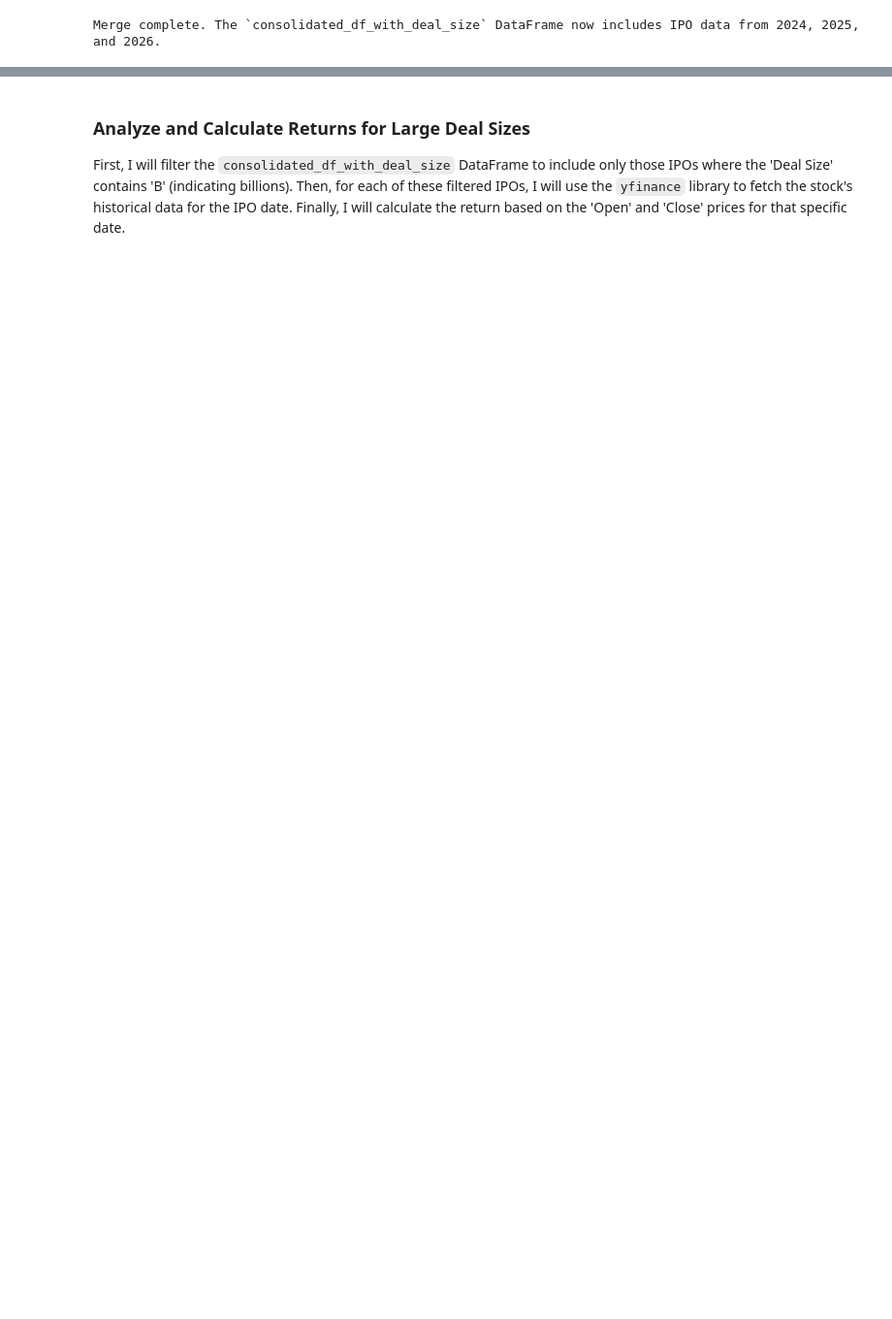
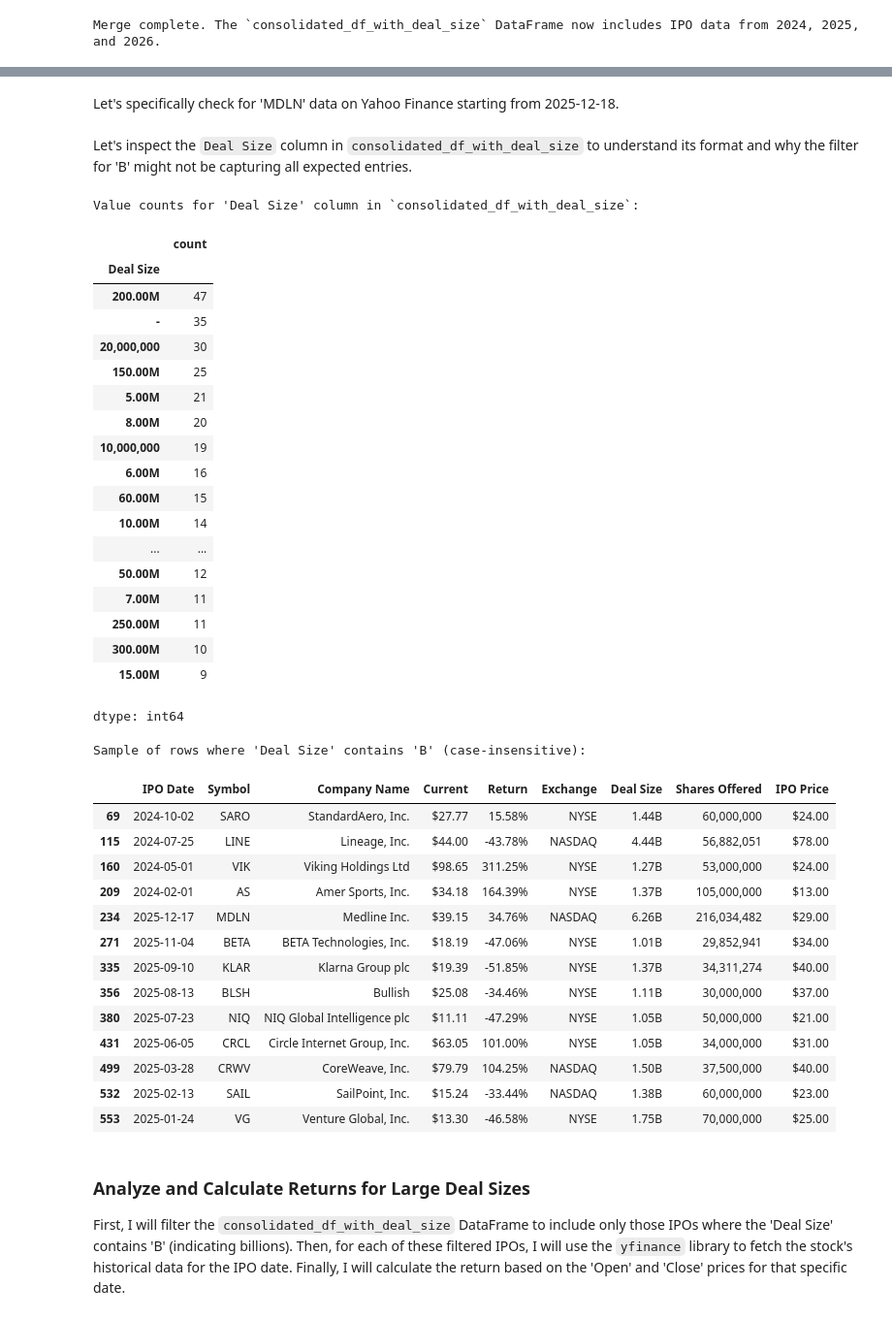
Before and after one commit to jhenningsen/Equity_Analysis, a Jupyter notebook: Misc/IPO.ipynb, the cells around one changed output, grey strips where cells are left out. Shown at 97% size. Cells and saved outputs as stored; diff of their text form; code cells hidden in the pictures; blank space fills up the shorter version.

```diff
--- a/Misc/IPO.ipynb
+++ b/Misc/IPO.ipynb
@@ -57,3 +124,49 @@ Merge complete. The `consolidated_df_with_deal_size` DataFrame now includes IPO
+# %% [markdown]
+Let's specifically check for 'MDLN' data on Yahoo Finance starting from 2025-12-18.
+# %% [markdown]
+Let's inspect the `Deal Size` column in `consolidated_df_with_deal_size` to understand its format and why the filter for 'B' might not be capturing all expected entries.
+# %%
+print("Value counts for 'Deal Size' column in `consolidated_df_with_deal_size`:")
+display(consolidated_df_with_deal_size['Deal Size'].value_counts(dropna=False).head(20))
+
+print("\nSample of rows where 'Deal Size' contains 'B' (case-insensitive):")
+display(consolidated_df_with_deal_size[consolidated_df_with_deal_size['Deal Size'].str.contains('B', na=False, case=False)].head(20))
+# %% [output]
+Value counts for 'Deal Size' column in `consolidated_df_with_deal_size`:
+|  | count |
+| Deal Size |  |
+| 200.00M | 47 |
+| - | 35 |
+| 20,000,000 | 30 |
+| 150.00M | 25 |
+| 5.00M | 21 |
+| 8.00M | 20 |
+| 10,000,000 | 19 |
+| 6.00M | 16 |
+| 60.00M | 15 |
+| 10.00M | 14 |
+| ... | ... |
+| 50.00M | 12 |
+| 7.00M | 11 |
+| 250.00M | 11 |
+| 300.00M | 10 |
+| 15.00M | 9 |
+dtype: int64
+Sample of rows where 'Deal Size' contains 'B' (case-insensitive):
+|  | IPO Date | Symbol | Company Name | Current | Return | Exchange | Deal Size | Shares Offered | IPO Price |
+| 69 | 2024-10-02 | SARO | StandardAero, Inc. | $27.77 | 15.58% | NYSE | 1.44B | 60,000,000 | $24.00 |
+| 115 | 2024-07-25 | LINE | Lineage, Inc. | $44.00 | -43.78% | NASDAQ | 4.44B | 56,882,051 | $78.00 |
+| 160 | 2024-05-01 | VIK | Viking Holdings Ltd | $98.65 | 311.25% | NYSE | 1.27B | 53,000,000 | $24.00 |
+| 209 | 2024-02-01 | AS | Amer Sports, Inc. | $34.18 | 164.39% | NYSE | 1.37B | 105,000,000 | $13.00 |
+| 234 | 2025-12-17 | MDLN | Medline Inc. | $39.15 | 34.76% | NASDAQ | 6.26B | 216,034,482 | $29.00 |
+| 271 | 2025-11-04 | BETA | BETA Technologies, Inc. | $18.19 | -47.06% | NYSE | 1.01B | 29,852,941 | $34.00 |
+| 335 | 2025-09-10 | KLAR | Klarna Group plc | $19.39 | -51.85% | NYSE | 1.37B | 34,311,274 | $40.00 |
+| 356 | 2025-08-13 | BLSH | Bullish | $25.08 | -34.46% | NYSE | 1.11B | 30,000,000 | $37.00 |
+| 380 | 2025-07-23 | NIQ | NIQ Global Intelligence plc | $11.11 | -47.29% | NYSE | 1.05B | 50,000,000 | $21.00 |
+| 431 | 2025-06-05 | CRCL | Circle Internet Group, Inc. | $63.05 | 101.00% | NYSE | 1.05B | 34,000,000 | $31.00 |
+| 499 | 2025-03-28 | CRWV | CoreWeave, Inc. | $79.79 | 104.25% | NASDAQ | 1.50B | 37,500,000 | $40.00 |
+| 532 | 2025-02-13 | SAIL | SailPoint, Inc. | $15.24 | -33.44% | NASDAQ | 1.38B | 60,000,000 | $23.00 |
+| 553 | 2025-01-24 | VG | Venture Global, Inc. | $13.30 | -46.58% | NYSE | 1.75B | 70,000,000 | $25.00 |
 # %% [markdown]
 ### Analyze and Calculate Returns for Large Deal Sizes
 
```
Also changed, not shown: parts of 5 cells of this notebook.
